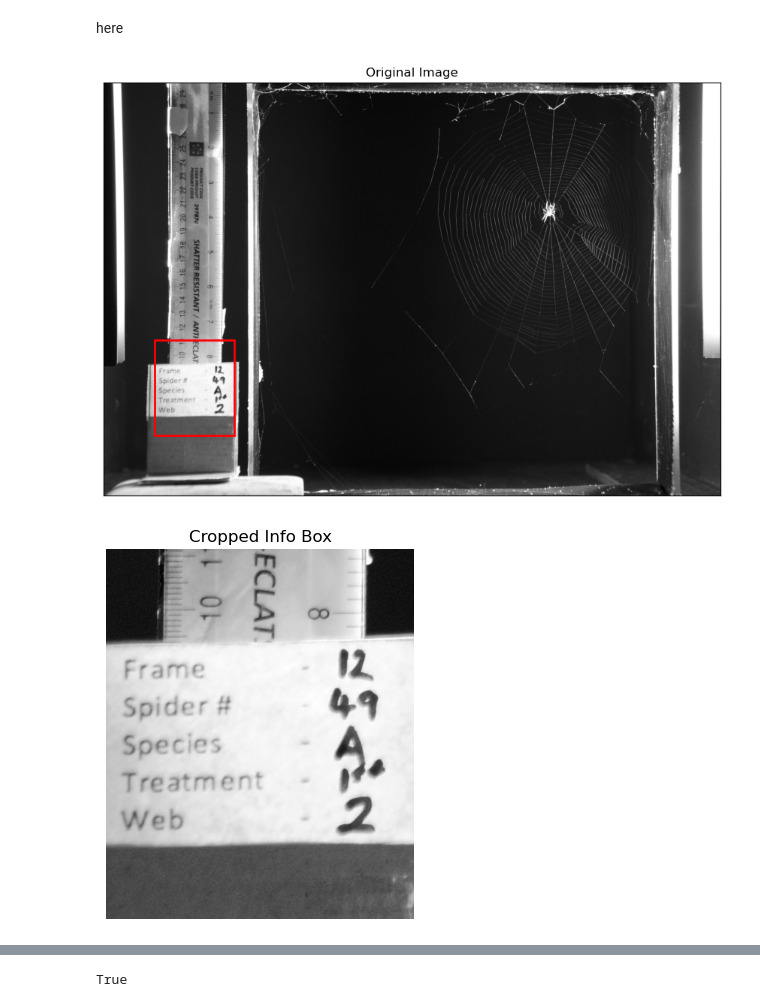
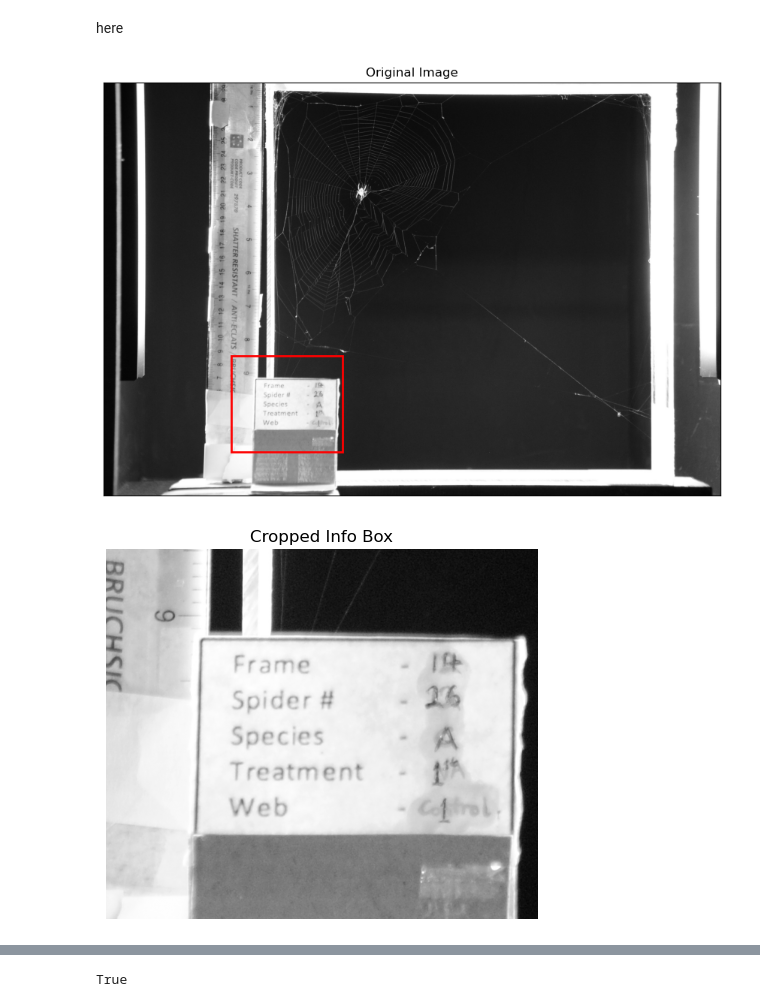
Before and after one commit to QuantumSkull5/SpiderImageReading, a Jupyter notebook: TargetingText.ipynb, the cells around one changed output, grey strips where cells are left out. Saved outputs shown, nothing was run; the diff lists cells and outputs as text; code cells hidden in the pictures.

```diff
--- a/TargetingText.ipynb
+++ b/TargetingText.ipynb
@@ -150,7 +150,7 @@ device = "cuda" if torch.cuda.is_available() else "cpu"
 my_mito_model.to(device)
 
 # Path to your new image
-image_path = r"C:\Files\Araneus diadematus\Missing leg study\Missing leg treatment\49 - 2.JPG"
+image_path = r"C:\Files\Araneus diadematus\Missing leg study\Missing leg treatment\26 - 1.JPG"
 # Load and preprocess the image
 def load_and_preprocess(image_path):
     # Read as grayscale but convert to RGB-like format for SAM
@@ -167,7 +167,7 @@ def load_and_preprocess(image_path):
 # Load your image
 test_image, original_grayscale = load_and_preprocess(image_path)
 #function to find the coordinates of the box- restricted to the bottom left quadrant of the screen
-def auto_detect_prompt(gray_image, box_width=500, box_height=600, step=20):
+def auto_detect_prompt(gray_image, box_width=700, box_height=600, step=20):
     height, width = gray_image.shape
     best_score = float('inf')  # Lower is better: dark-on-bright
     best_box = None
@@ -215,34 +215,34 @@ inputs = processor(
 
 # Run inference
 my_mito_model.eval()
 with torch.no_grad():
     outputs = my_mito_model(**inputs, multimask_output=False)
 
 # Process outputs
 medsam_seg_prob = torch.sigmoid(outputs.pred_masks.squeeze(1))
 medsam_seg = (medsam_seg_prob > 0.5).float().cpu().numpy().squeeze()
 medsam_seg_prob = medsam_seg_prob.detach().cpu().numpy().squeeze()
 
 # Visualization with bounding box overlay
 fig, axes = plt.subplots(1, 1, figsize=(18, 6))
 
 # Original Image
 axes.imshow(original_grayscale, cmap='gray')
 axes.set_title("Original Image")
 axes.add_patch(plt.Rectangle((prompt[0], prompt[1]),
                               prompt[2]-prompt[0],
                               prompt[3]-prompt[1],
                               fill=False, edgecolor='red', linewidth=2))
 
 # Formatting
 
 axes.set_xticks([])
 axes.set_yticks([])
 
 plt.tight_layout()
 plt.show()
 # %% [output]
-[figure, old version]
+[figure, new version]
 # %%
 #Displays the cropped box
 #Getting some kind of image overlay to find the exact area containing the text would be useful as suggested by Gabriel
@@ -254,7 +254,7 @@ plt.title("Cropped Info Box")
 plt.axis('off')
 plt.show()
 # %% [output]
-[figure, old version]
+[figure, new version]
 # %%
 import cv2
 import numpy as np
```
Also changed, not shown: parts of 14 cells of this notebook, 3 other files.
